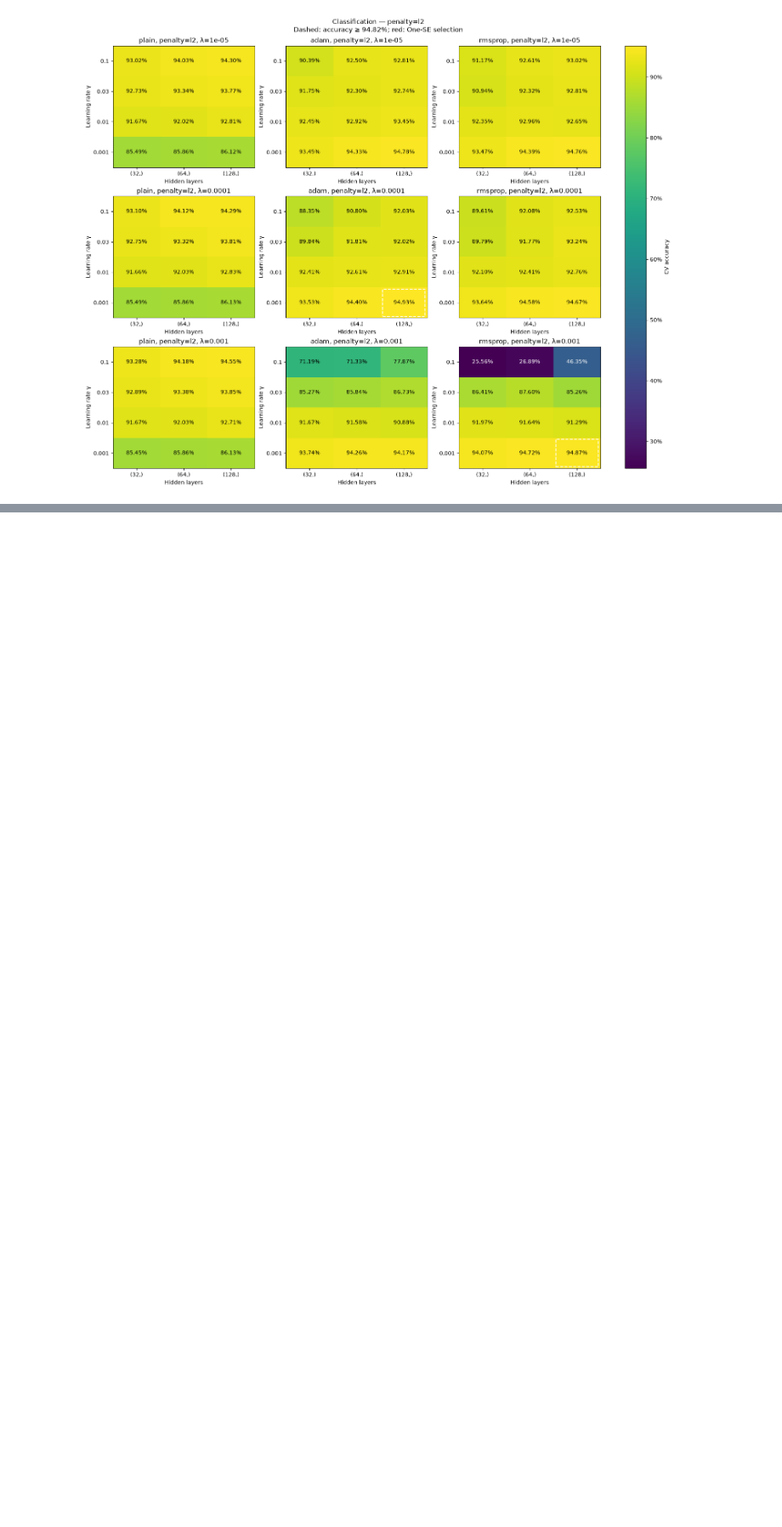
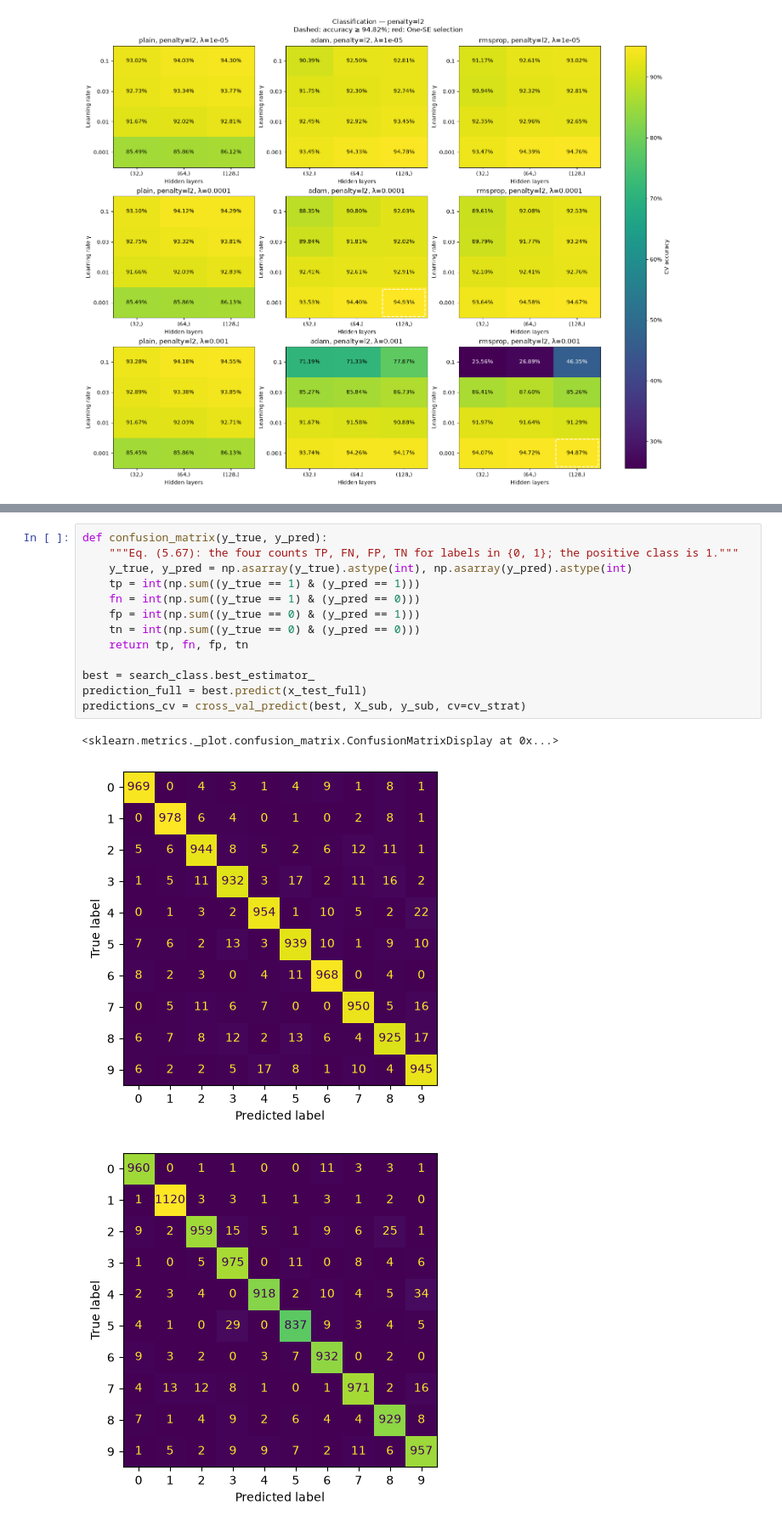
Before and after one commit to Timholmen96/FYS-STK4155, a Jupyter notebook: Prosjekt2/Prosjekt-Kode/Project2_Classification.ipynb, the cells around one changed output, grey strips where cells are left out. Shown at 85% size. Saved outputs shown, nothing was run; the diff lists cells and outputs as text; blank space fills up the shorter version.

Commit message:
Confusion Matrice

```diff
--- a/Prosjekt2/Prosjekt-Kode/Project2_Classification.ipynb
+++ b/Prosjekt2/Prosjekt-Kode/Project2_Classification.ipynb
@@ -984,0 +990,17 @@ for penalty in penalties:
+# %%
+def confusion_matrix(y_true, y_pred):
+    """Eq. (5.67): the four counts TP, FN, FP, TN for labels in {0, 1}; the positive class is 1."""
+    y_true, y_pred = np.asarray(y_true).astype(int), np.asarray(y_pred).astype(int)
+    tp = int(np.sum((y_true == 1) & (y_pred == 1)))
+    fn = int(np.sum((y_true == 1) & (y_pred == 0)))
+    fp = int(np.sum((y_true == 0) & (y_pred == 1)))
+    tn = int(np.sum((y_true == 0) & (y_pred == 0)))
+    return tp, fn, fp, tn
+
+best = search_class.best_estimator_
+prediction_full = best.predict(x_test_full)
+predictions_cv = cross_val_predict(best, X_sub, y_sub, cv=cv_strat)
+# %% [output]
+<sklearn.metrics._plot.confusion_matrix.ConfusionMatrixDisplay at 0x...>
+[figure, added]
+[figure, added]
```
Also changed, not shown: parts of 2 cells of this notebook.
